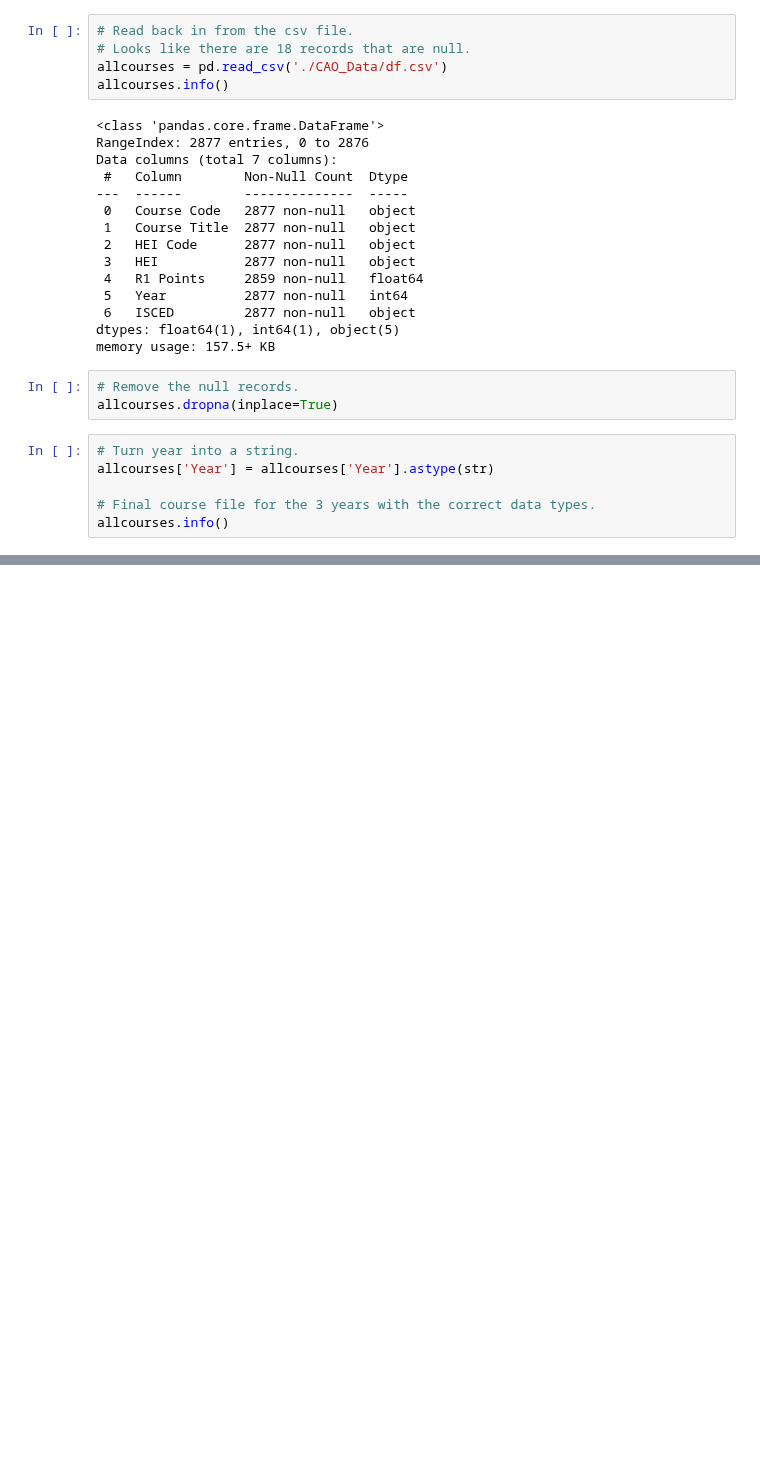
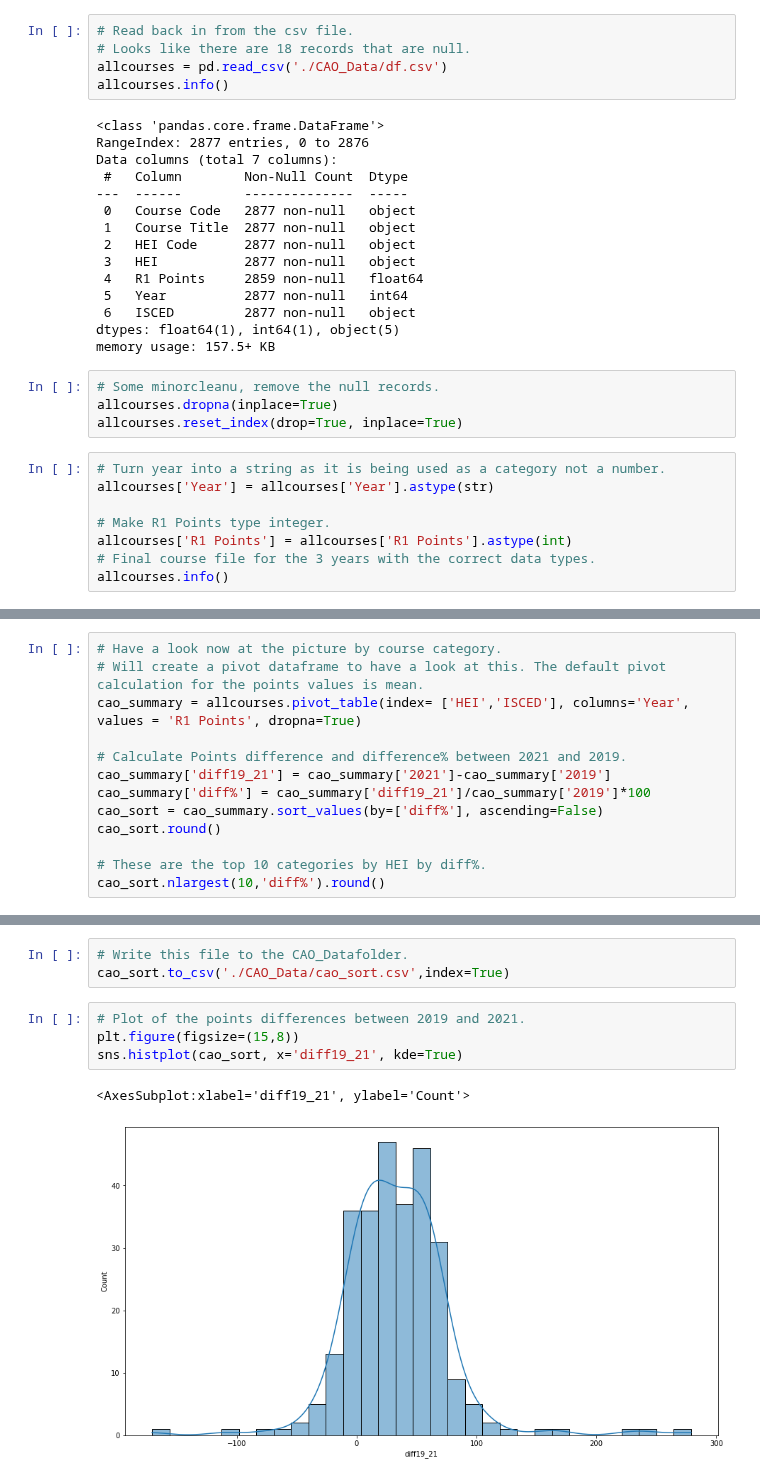
Before and after one commit to donneger/data_analysis_assessment, a Jupyter notebook: cao_assignment/cao.ipynb, the cells around one changed output, grey strips where cells are left out. Cells and saved outputs as stored; diff of their text form; blank space fills up the shorter version.

Commit message:
Updating analysis and plots.

```diff
--- a/cao_assignment/cao.ipynb
+++ b/cao_assignment/cao.ipynb
@@ -777,12 +751,15 @@ Data columns (total 7 columns):
 dtypes: float64(1), int64(1), object(5)
 memory usage: 157.5+ KB
 # %%
-# Remove the null records.
+# Some minorcleanu, remove the null records.
 allcourses.dropna(inplace=True)
+allcourses.reset_index(drop=True, inplace=True)
 # %%
-# Turn year into a string.
+# Turn year into a string as it is being used as a category not a number.
 allcourses['Year'] = allcourses['Year'].astype(str)
 
+# Make R1 Points type integer.
+allcourses['R1 Points'] = allcourses['R1 Points'].astype(int)
 # Final course file for the 3 years with the correct data types.
 allcourses.info()
 # %% [output]
@@ -802,0 +797,13 @@ memory usage: 178.7+ KB
+# %%
+# Have a look now at the picture by course category.
+# Will create a pivot dataframe to have a look at this. The default pivot calculation for the points values is mean.
+cao_summary = allcourses.pivot_table(index= ['HEI','ISCED'], columns='Year', values = 'R1 Points', dropna=True)
+
+# Calculate Points difference and difference% between 2021 and 2019.
+cao_summary['diff19_21'] = cao_summary['2021']-cao_summary['2019']
+cao_summary['diff%'] = cao_summary['diff19_21']/cao_summary['2019']*100
+cao_sort = cao_summary.sort_values(by=['diff%'], ascending=False)
+cao_sort.round()
+
+# These are the top 10 categories by HEI by diff%.
+cao_sort.nlargest(10,'diff%').round()
@@ -802,0 +839,10 @@ memory usage: 178.7+ KB
+# %%
+# Write this file to the CAO_Datafolder.
+cao_sort.to_csv('./CAO_Data/cao_sort.csv',index=True)
+# %%
+# Plot of the points differences between 2019 and 2021.
+plt.figure(figsize=(15,8))
+sns.histplot(cao_sort, x='diff19_21', kde=True)
+# %% [output]
+<AxesSubplot:xlabel='diff19_21', ylabel='Count'>
+[figure, added]
```
Also changed, not shown: parts of 31 cells of this notebook.
